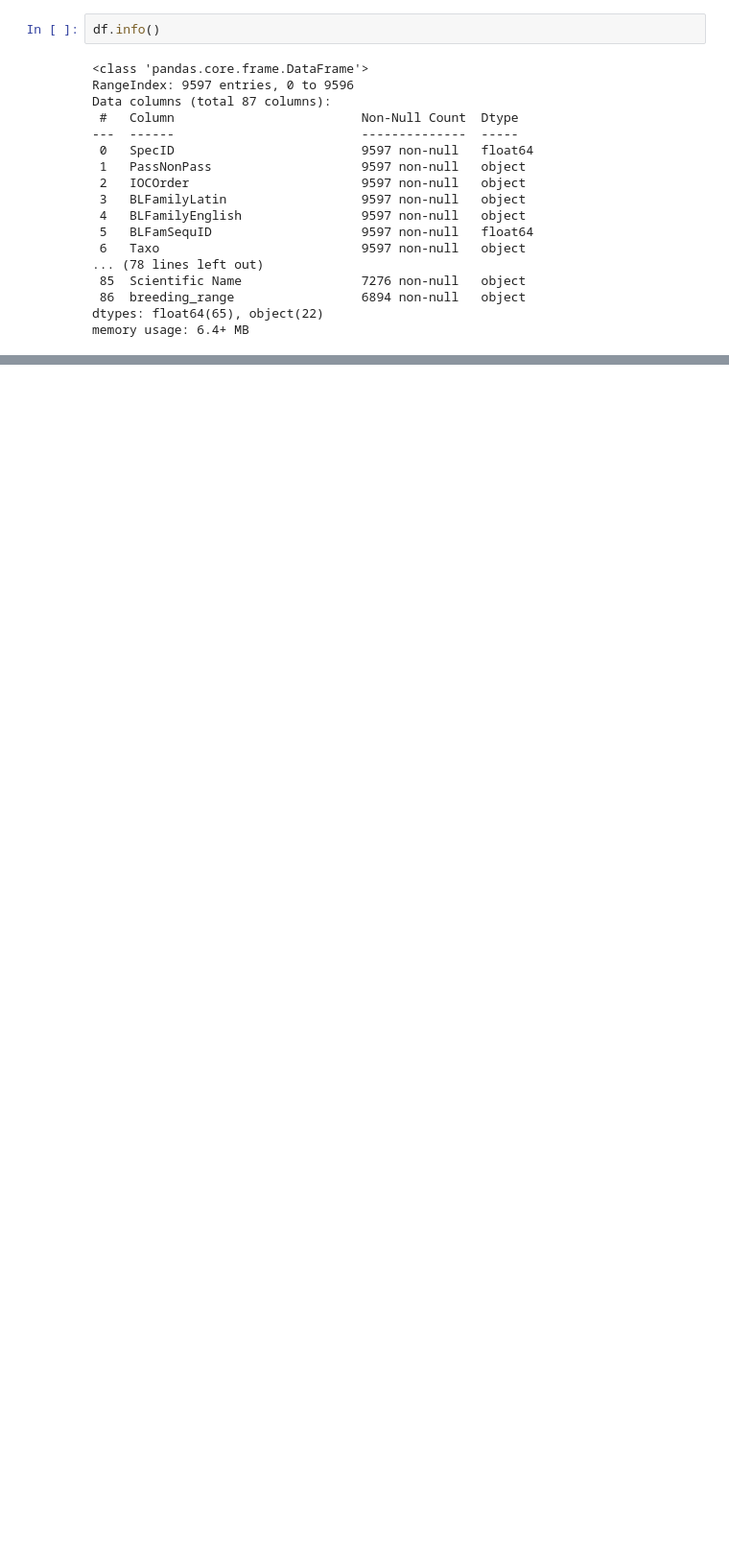
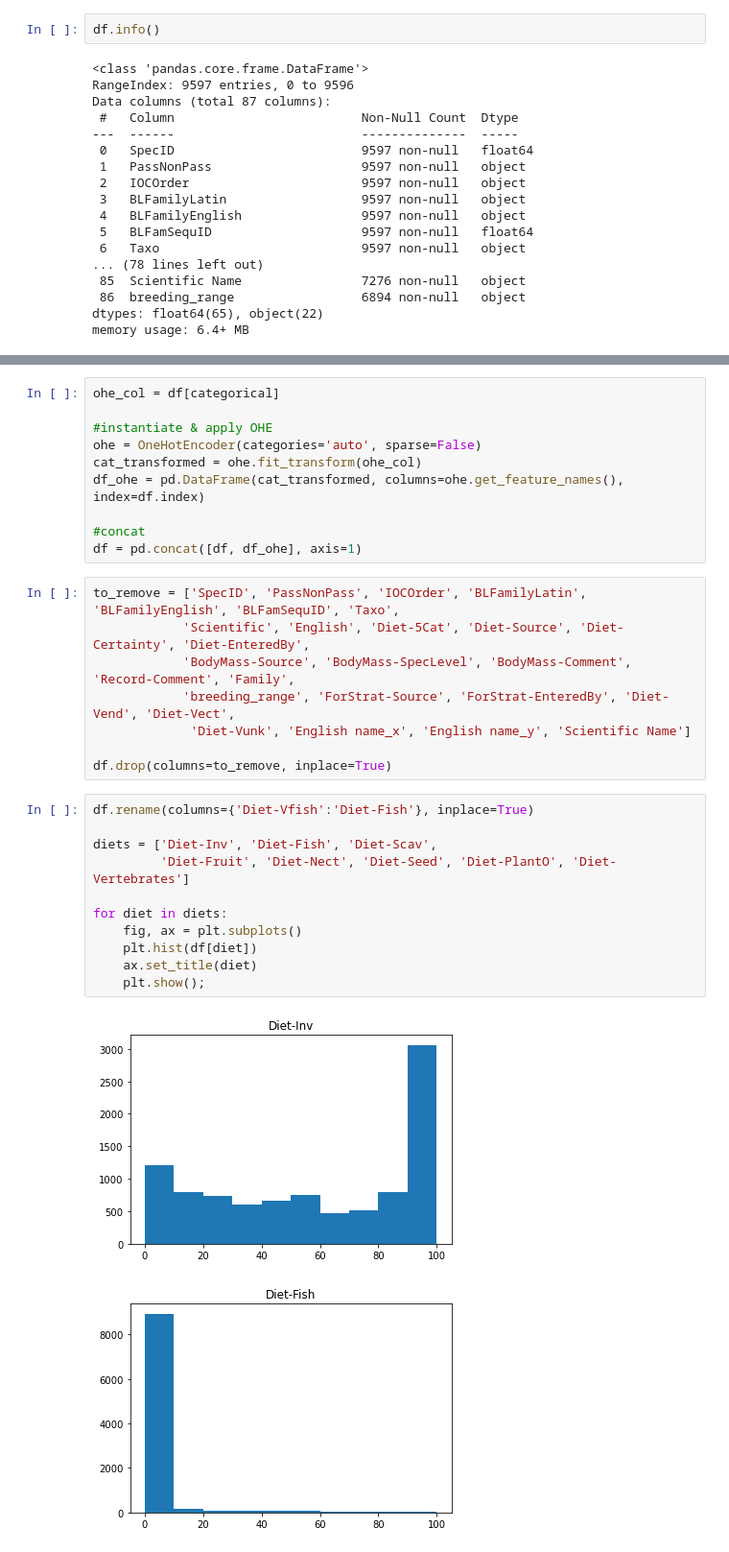
Before and after one commit to CGPinDC/Bird-Classification-Project, a Jupyter notebook: notebooks/crystal/cgp_EDA.ipynb, the cells around one changed output, grey strips where cells are left out. Shown: that part at 96% size. Saved outputs shown, nothing was run; the diff lists cells and outputs as text; blank space fills up the shorter version.

Commit message:
data cleaning and EDA

```diff
--- a/notebooks/crystal/cgp_EDA.ipynb
+++ b/notebooks/crystal/cgp_EDA.ipynb
@@ -196,0 +150,32 @@ breeding_range
+# %%
+ohe_col = df[categorical]
+
+#instantiate & apply OHE
+ohe = OneHotEncoder(categories='auto', sparse=False)
+cat_transformed = ohe.fit_transform(ohe_col)
+df_ohe = pd.DataFrame(cat_transformed, columns=ohe.get_feature_names(), index=df.index)
+
+#concat
+df = pd.concat([df, df_ohe], axis=1)
+# %%
+to_remove = ['SpecID', 'PassNonPass', 'IOCOrder', 'BLFamilyLatin', 'BLFamilyEnglish', 'BLFamSequID', 'Taxo',
+            'Scientific', 'English', 'Diet-5Cat', 'Diet-Source', 'Diet-Certainty', 'Diet-EnteredBy',
+            'BodyMass-Source', 'BodyMass-SpecLevel', 'BodyMass-Comment', 'Record-Comment', 'Family',
+            'breeding_range', 'ForStrat-Source', 'ForStrat-EnteredBy', 'Diet-Vend', 'Diet-Vect',
+             'Diet-Vunk', 'English name_x', 'English name_y', 'Scientific Name']
+
+df.drop(columns=to_remove, inplace=True)
+# %%
+df.rename(columns={'Diet-Vfish':'Diet-Fish'}, inplace=True)
+
+diets = ['Diet-Inv', 'Diet-Fish', 'Diet-Scav',
+         'Diet-Fruit', 'Diet-Nect', 'Diet-Seed', 'Diet-PlantO', 'Diet-Vertebrates']
+
+for diet in diets:
+    fig, ax = plt.subplots()
+    plt.hist(df[diet])
+    ax.set_title(diet)
+    plt.show();
+# %% [output]
+[figure, added]
+[figure, added]
```
Also changed, not shown: parts of 40 cells of this notebook.
